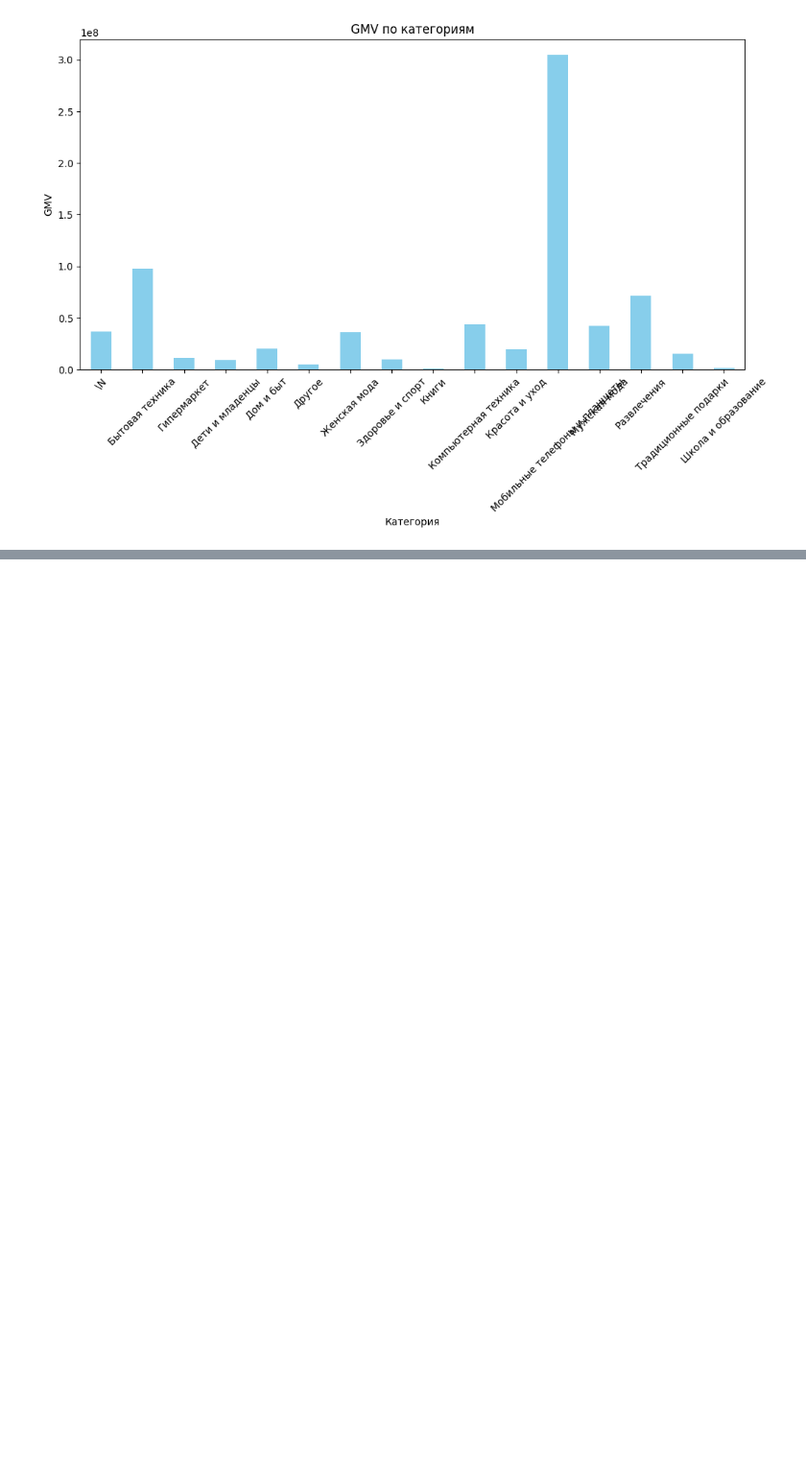
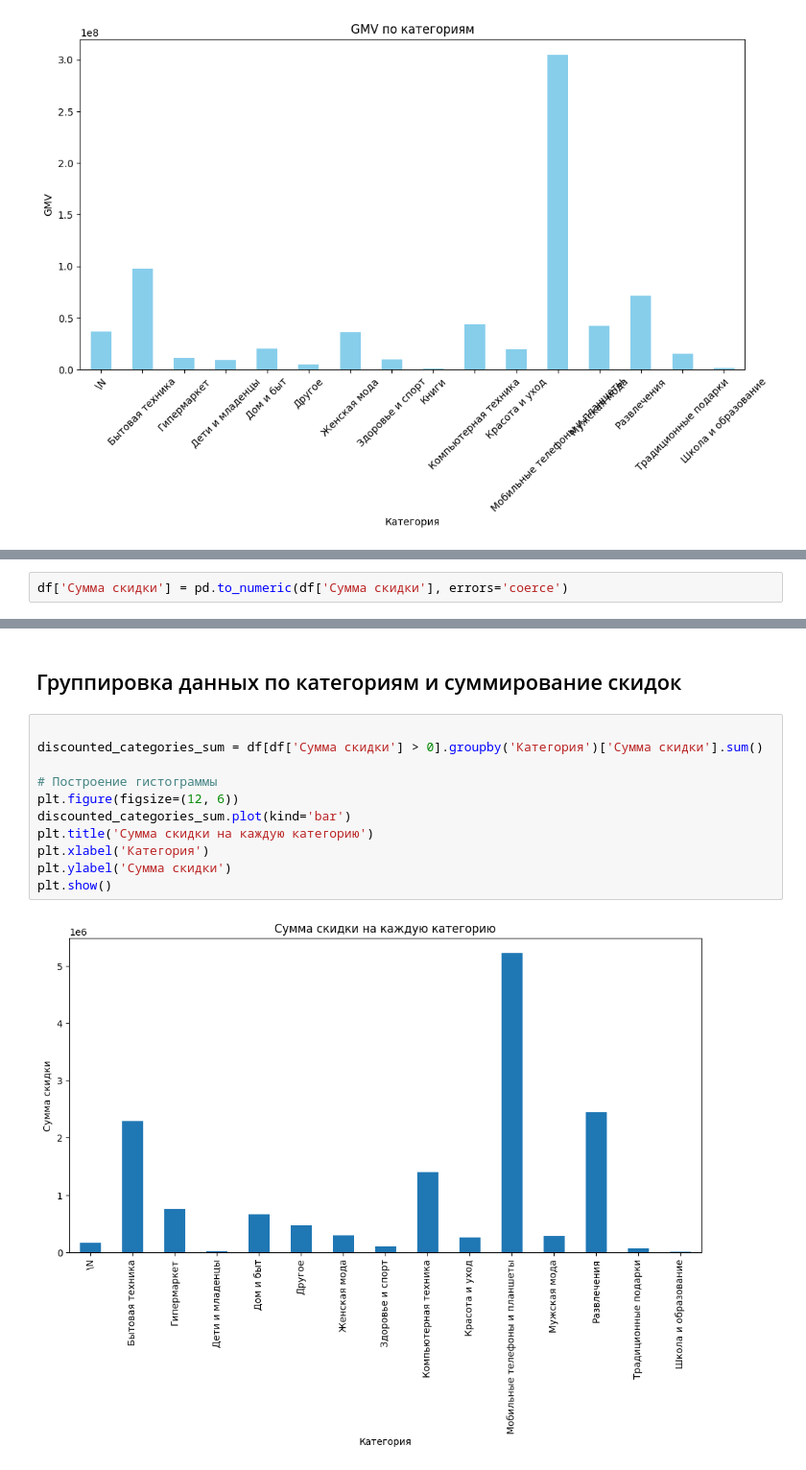
Before and after one commit to OlgaRv/Lesson_INT_AD, a Jupyter notebook: Lesson_01.ipynb, the cells around one changed output, grey strips where cells are left out. Shown at 96% size. Cells and saved outputs as stored; diff of their text form; blank space fills up the shorter version.

```diff
--- a/Lesson_01.ipynb
+++ b/Lesson_01.ipynb
@@ -277,0 +285,2 @@ plt.show()
+# %%
+df['Сумма скидки'] = pd.to_numeric(df['Сумма скидки'], errors='coerce')
@@ -277,0 +298,15 @@ plt.show()
+# %% [markdown]
+## Группировка данных по категориям и суммирование скидок
+# %%
+
+discounted_categories_sum = df[df['Сумма скидки'] > 0].groupby('Категория')['Сумма скидки'].sum()
+
+# Построение гистограммы
+plt.figure(figsize=(12, 6))
+discounted_categories_sum.plot(kind='bar')
+plt.title('Сумма скидки на каждую категорию')
+plt.xlabel('Категория')
+plt.ylabel('Сумма скидки')
+plt.show()
+# %% [output]
+[figure, added]
```
Also changed, not shown: parts of 31 cells of this notebook.
